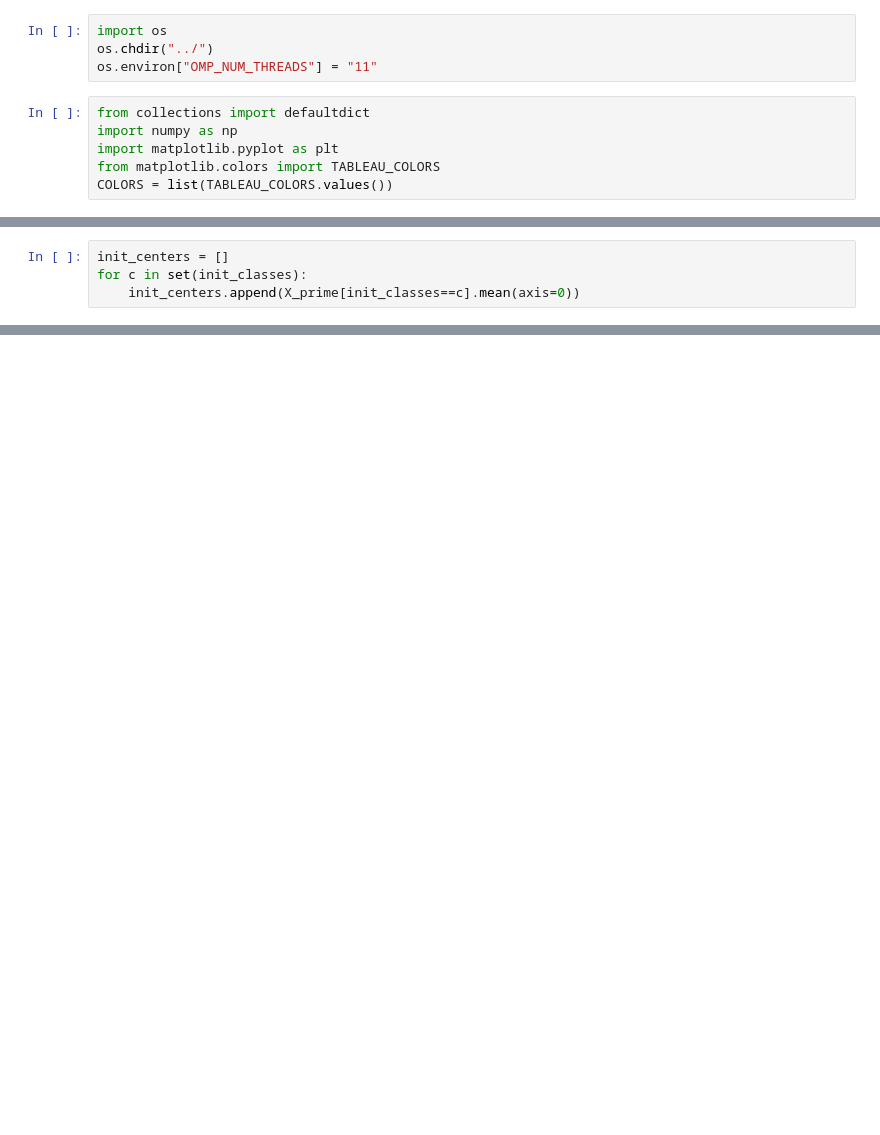
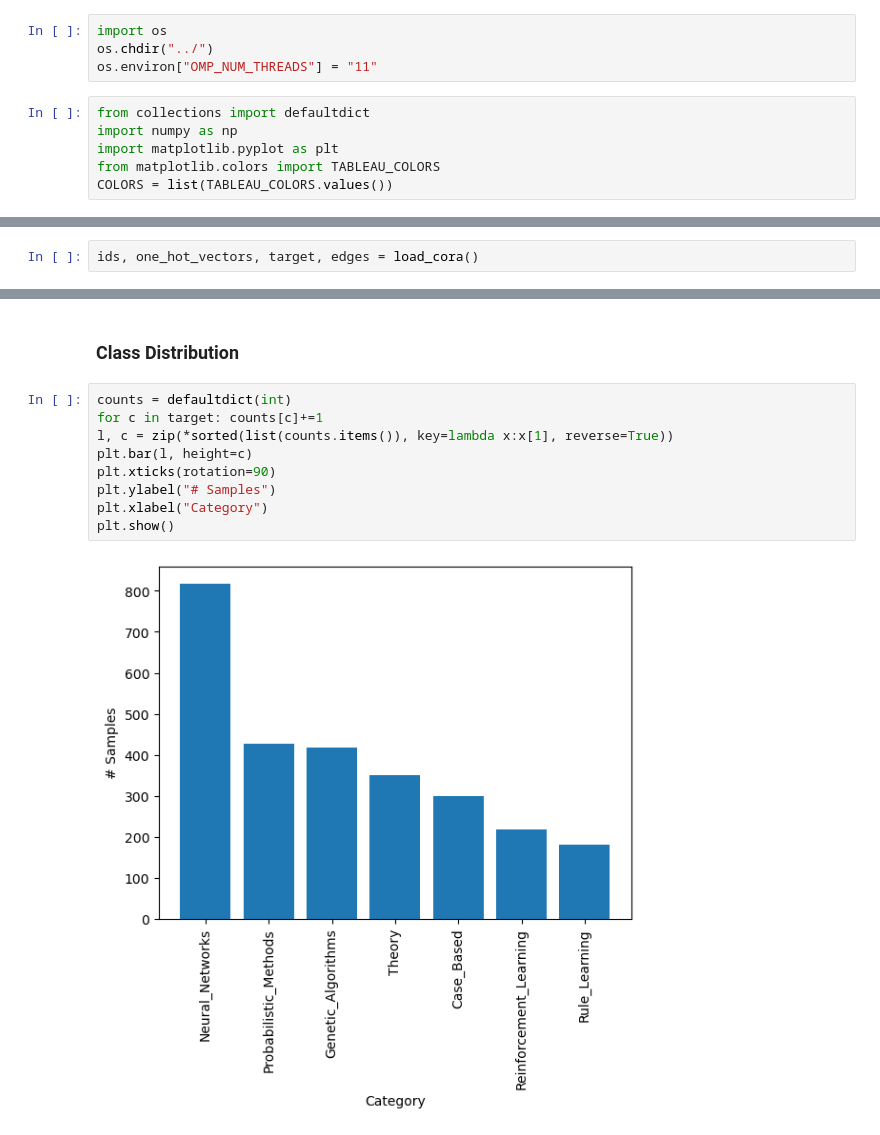
Before and after one commit to JoelStansbury/IR-pa3, a Jupyter notebook: notebooks/Clustering Playground.ipynb, the cells around one changed output, grey strips where cells are left out. Drawn from its saved outputs; the diff is of its cells as text; blank space fills up the shorter version.

```diff
--- a/notebooks/Clustering Playground.ipynb
+++ b/notebooks/Clustering Playground.ipynb
@@ -117,4 +10,0 @@ init_classes = model.fit_predict(X_adj)
-# %%
-init_centers = []
-for c in set(init_classes):
-    init_centers.append(X_prime[init_classes==c].mean(axis=0))
@@ -125,0 +24,2 @@ acc: 0.56  nmi: 0.31 ars: 0.23
+# %%
+ids, one_hot_vectors, target, edges = load_cora()
@@ -125,0 +46,13 @@ acc: 0.56  nmi: 0.31 ars: 0.23
+# %% [markdown]
+### Class Distribution
+# %%
+counts = defaultdict(int)
+for c in target: counts[c]+=1
+l, c = zip(*sorted(list(counts.items()), key=lambda x:x[1], reverse=True))
+plt.bar(l, height=c)
+plt.xticks(rotation=90)
+plt.ylabel("# Samples")
+plt.xlabel("Category")
+plt.show()
+# %% [output]
+[figure, added]
```
Also changed, not shown: parts of 49 cells of this notebook.
